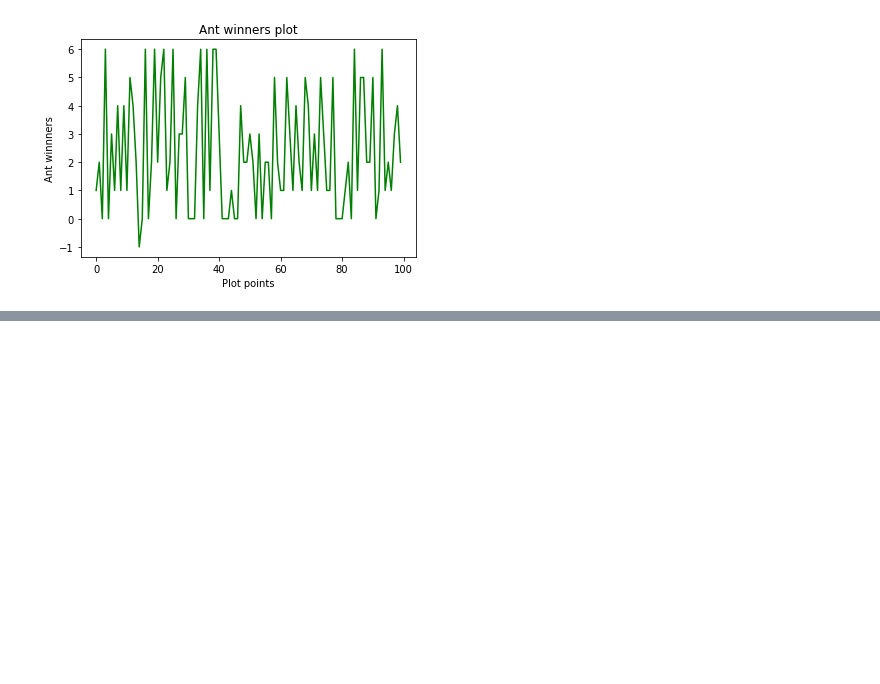
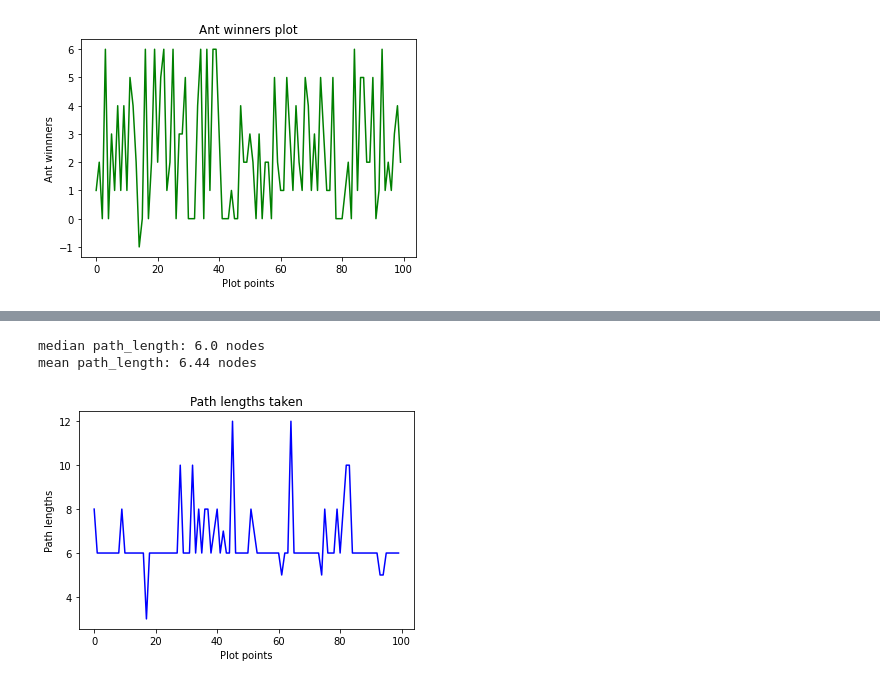
Before and after one commit to Anirudh181001/ACO_Hypercube, a Jupyter notebook: ACO_Python/hypercube_stats.ipynb, the cells around one changed output, grey strips where cells are left out. Saved outputs shown, nothing was run; the diff lists cells and outputs as text; code cells hidden in the pictures; blank space fills up the shorter version.

```diff
--- a/ACO_Python/hypercube_stats.ipynb
+++ b/ACO_Python/hypercube_stats.ipynb
@@ -59,0 +109,13 @@ mean ant_winner: 2.36
+# %%
+#Plot path lengths
+plt.plot([i for i in range(num_points)], path_len_list, color="blue")
+plt.title("Path lengths taken")
+plt.xlabel("Plot points")
+plt.ylabel("Path lengths")
+print(f"median path_length: {statistics.median(path_len_list)} nodes")
+print(f"mean path_length: {statistics.mean(path_len_list)} nodes")
+plt.show()
+# %% [output]
+median path_length: 6.0 nodes
+mean path_length: 6.44 nodes
+[figure, added]
```
Also changed, not shown: parts of 4 cells of this notebook, 5 other files.
